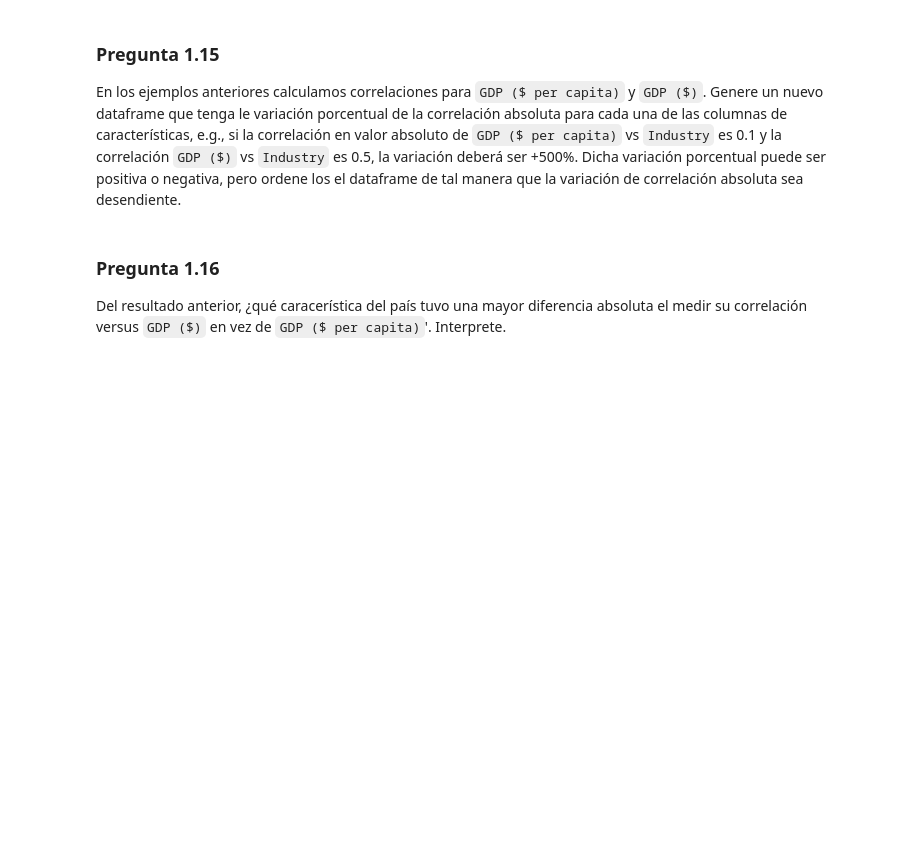
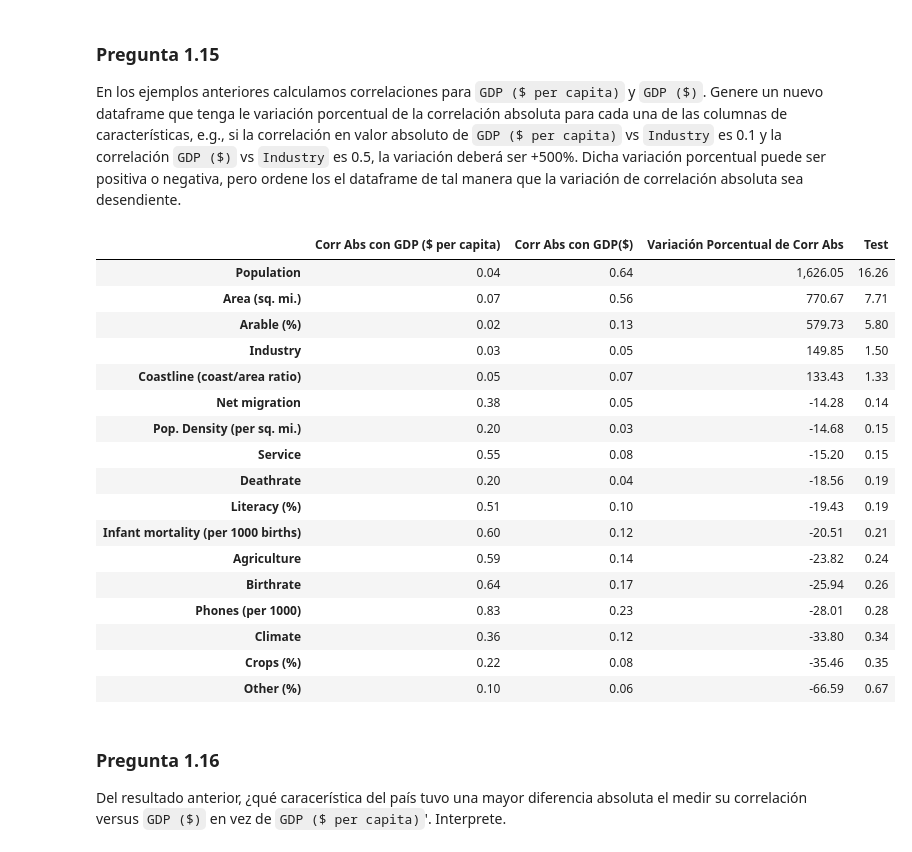
Before and after one commit to fabelo4/AMLE-2025, a Jupyter notebook: Tarea 1.ipynb, the cells around one changed output. Drawn from its saved outputs; the diff is of its cells as text; code cells hidden in the pictures; blank space fills up the shorter version.

```diff
--- a/Tarea 1.ipynb
+++ b/Tarea 1.ipynb
@@ -601,6 +597,44 @@ for i, var in enumerate(var_a_analizar):
 ### Pregunta 1.15
 
 En los ejemplos anteriores calculamos correlaciones para `GDP ($ per capita)` y `GDP ($)`. Genere un nuevo dataframe que tenga le variación porcentual de la correlación absoluta para cada una de las columnas de características, e.g., si la correlación en valor absoluto de `GDP ($ per capita)` vs `Industry` es 0.1 y la correlación `GDP ($)` vs `Industry` es 0.5, la variación deberá ser +500%. Dicha variación porcentual puede ser positiva o negativa, pero ordene los el dataframe de tal manera que la variación de correlación absoluta sea desendiente.
+# %%
+df_gdp_pc=df.drop(['date','Country','Region','GDP($)'],axis=1)
+df_gdp=df.drop(['date','Country','Region','GDP ($ per capita)'],axis=1)
+
+df_corr_abs = pd.DataFrame ()
+df_corr_abs["Corr Abs con GDP ($ per capita)"]=abs(df_gdp_pc.corrwith(df["GDP ($ per capita)"]))
+df_corr_abs["Corr Abs con GDP($)"]=abs(df_gdp.corrwith(df["GDP($)"]))
+
+df_corr_abs=df_corr_abs.drop(["GDP ($ per capita)"], axis=0)
+
+df_corr_abs["Variación Porcentual de Corr Abs"]= (df_corr_abs["Corr Abs con GDP($)"]/df_corr_abs["Corr Abs con GDP ($ per capita)"])
+df_corr_abs["Variacion en dec"]= (df_corr_abs["Corr Abs con GDP($)"]/df_corr_abs["Corr Abs con GDP ($ per capita)"])
+
+df_corr_abs.loc[df_corr_abs["Variación Porcentual de Corr Abs"] > 1, "Variación Porcentual de Corr Abs"] *= 100
+df_corr_abs.loc[df_corr_abs["Variación Porcentual de Corr Abs"] <= 1, "Variación Porcentual de Corr Abs"] *= -100
+
+df_corr_abs = df_corr_abs.sort_values(by="Variación Porcentual de Corr Abs", ascending=False)
+
+df_corr_abs.head(30)
+# %% [output]
+|  | Corr Abs con GDP ($ per capita) | Corr Abs con GDP($) | Variación Porcentual de Corr Abs | Test |
+| Population | 0.04 | 0.64 | 1,626.05 | 16.26 |
+| Area (sq. mi.) | 0.07 | 0.56 | 770.67 | 7.71 |
+| Arable (%) | 0.02 | 0.13 | 579.73 | 5.80 |
+| Industry | 0.03 | 0.05 | 149.85 | 1.50 |
+| Coastline (coast/area ratio) | 0.05 | 0.07 | 133.43 | 1.33 |
+| Net migration | 0.38 | 0.05 | -14.28 | 0.14 |
+| Pop. Density (per sq. mi.) | 0.20 | 0.03 | -14.68 | 0.15 |
+| Service | 0.55 | 0.08 | -15.20 | 0.15 |
+| Deathrate | 0.20 | 0.04 | -18.56 | 0.19 |
+| Literacy (%) | 0.51 | 0.10 | -19.43 | 0.19 |
+| Infant mortality (per 1000 births) | 0.60 | 0.12 | -20.51 | 0.21 |
+| Agriculture | 0.59 | 0.14 | -23.82 | 0.24 |
+| Birthrate | 0.64 | 0.17 | -25.94 | 0.26 |
+| Phones (per 1000) | 0.83 | 0.23 | -28.01 | 0.28 |
+| Climate | 0.36 | 0.12 | -33.80 | 0.34 |
+| Crops (%) | 0.22 | 0.08 | -35.46 | 0.35 |
+| Other (%) | 0.10 | 0.06 | -66.59 | 0.67 |
 # %% [markdown]
 ### Pregunta 1.16
 
```
Also changed, not shown: parts of 10 cells of this notebook, 1 other file.
